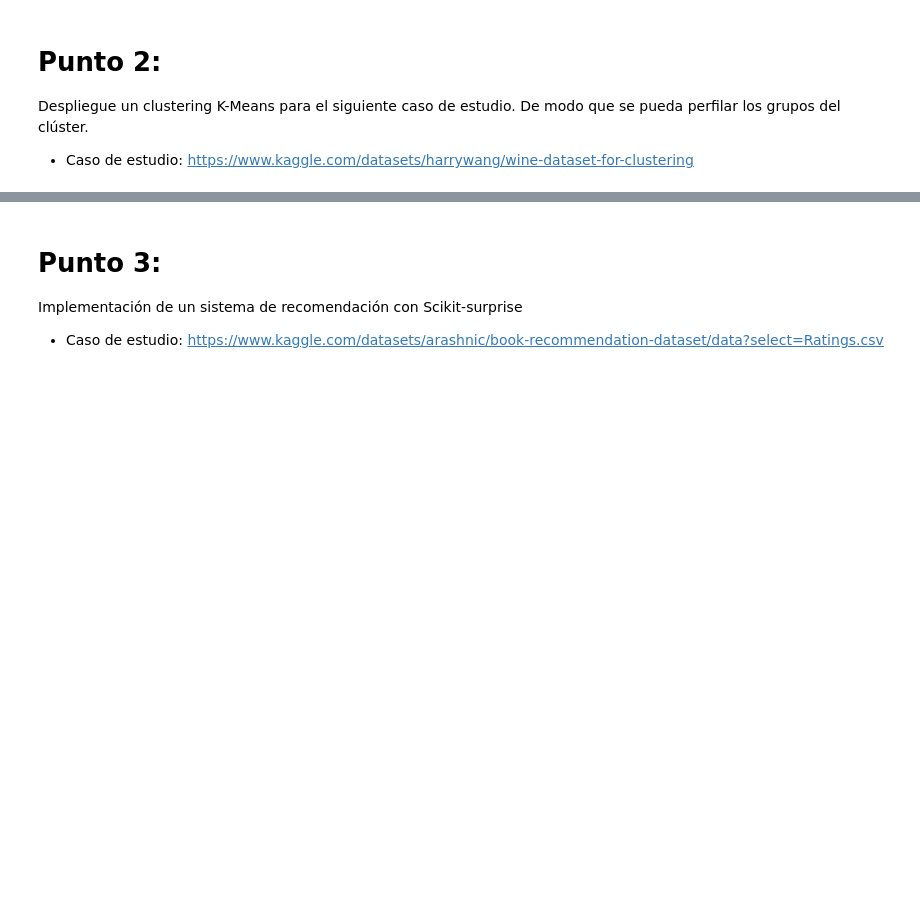
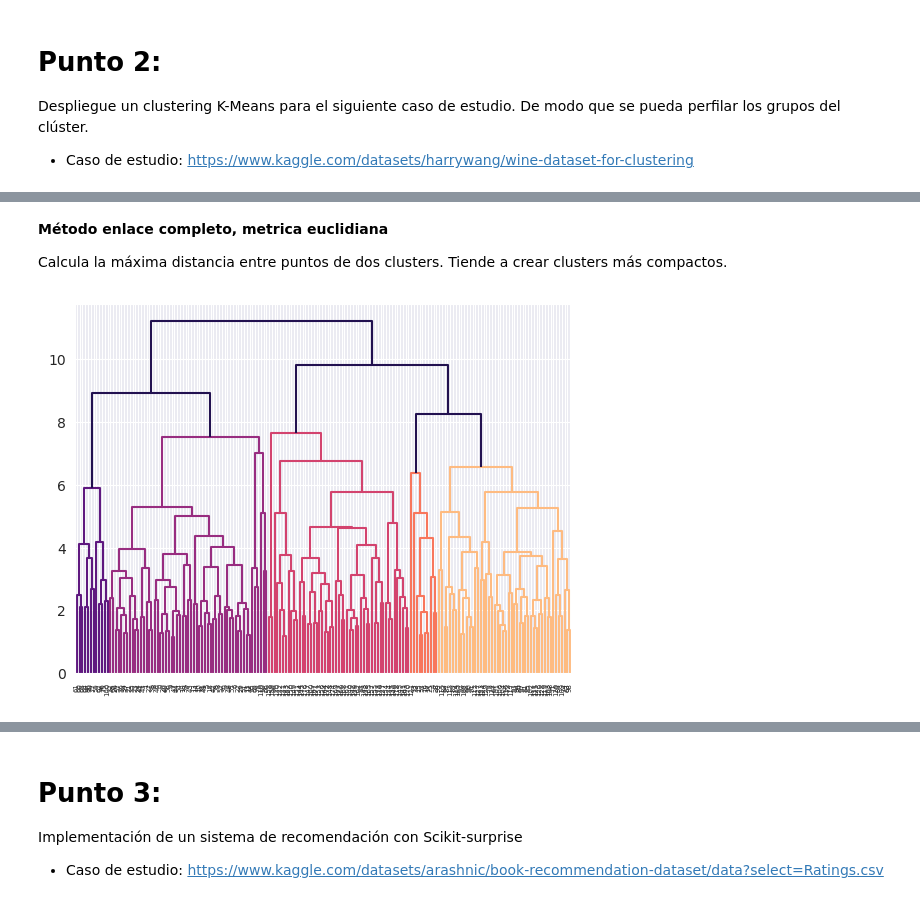
Before and after one commit to TalentoTech-IAA-2024/proyecto, a Jupyter notebook: Parte_1-3_Proyecto.ipynb, the cells around one changed output, grey strips where cells are left out. Drawn from its saved outputs; the diff is of its cells as text; code cells hidden in the pictures; blank space fills up the shorter version.

```diff
--- a/Parte_1-3_Proyecto.ipynb
+++ b/Parte_1-3_Proyecto.ipynb
@@ -408,0 +603,10 @@ Despliegue un clustering K-Means para el siguiente caso de estudio. De modo que
+# %% [markdown]
+**Método enlace completo, metrica euclidiana**
+
+Calcula la máxima distancia entre puntos de dos clusters. Tiende a crear clusters más compactos.
+# %%
+merge = linkage(data_scaled,method='complete',metric='euclidean')
+dendrogram(merge,leaf_rotation=90)
+plt.show()
+# %% [output]
+[figure, added]
```
Also changed, not shown: parts of 30 cells of this notebook, 1 other file.
